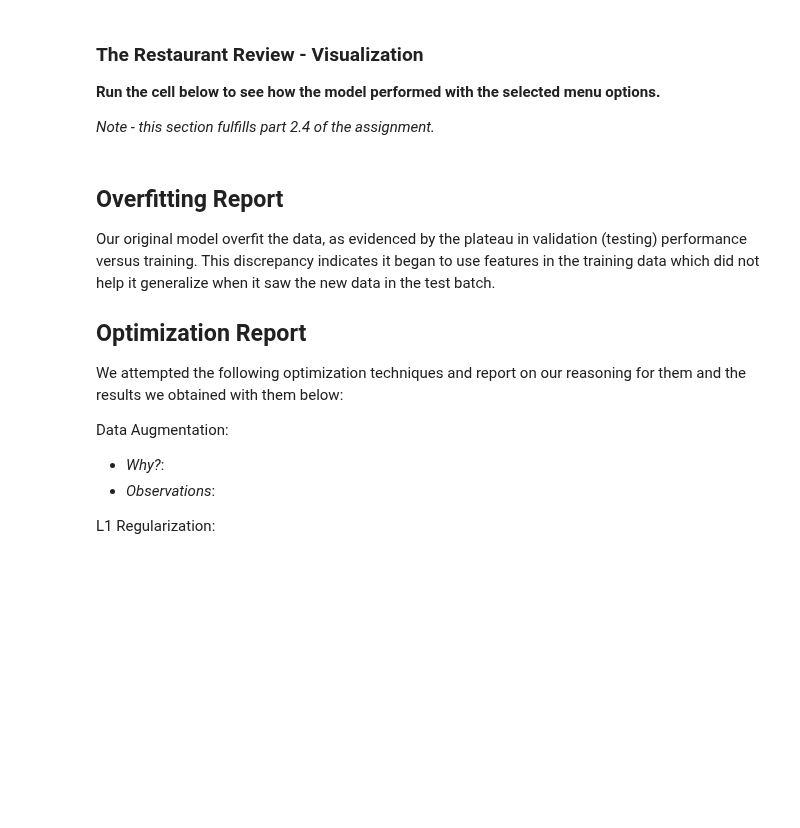
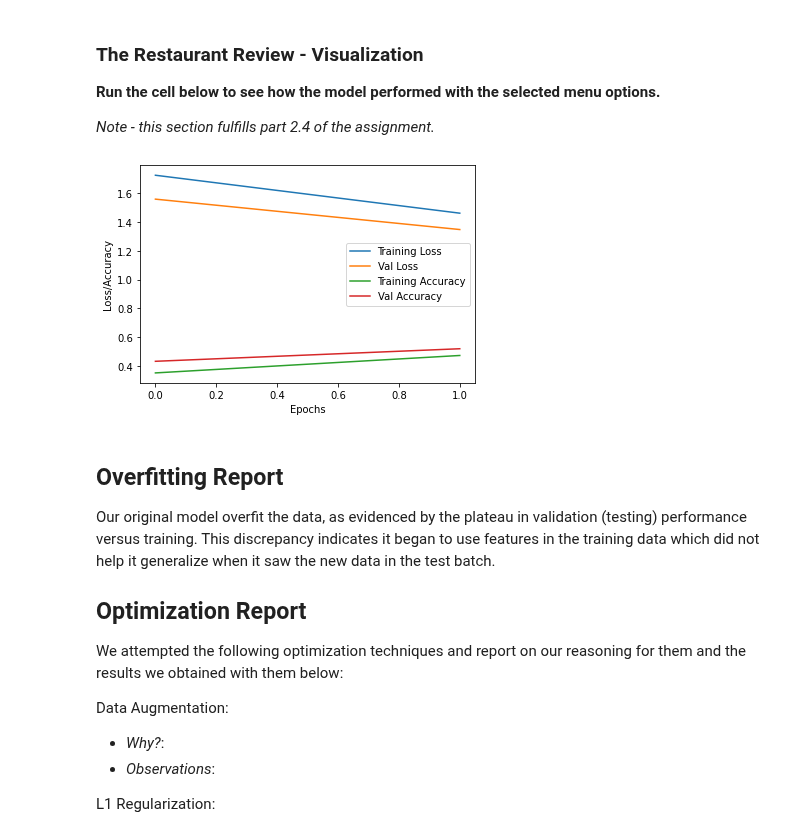
Before and after one commit to pippowell/IANNwTFGr10, a Jupyter notebook: Homework/06/Gr10HW06.ipynb, the cells around one changed output. Drawn from its saved outputs; the diff is of its cells as text; code cells hidden in the pictures; blank space fills up the shorter version.

```diff
--- a/Homework/06/Gr10HW06.ipynb
+++ b/Homework/06/Gr10HW06.ipynb
@@ -486,16 +519,18 @@ training_es(network)
 # %%
 # visualize the results
 
 fig = plt.figure()
 line1, = plt.plot(train_losses)
 line2, = plt.plot(val_losses)
 line3, = plt.plot(train_accuracies)
 line4, = plt.plot(val_accuracies)
 plt.xlabel("Epochs")
 plt.ylabel("Loss/Accuracy")
-plt.legend((line1,line2,line3,line4),("Training Loss","Test Loss","Training Accuracy","Test Accuracy"))
+plt.legend((line1,line2,line3,line4),("Training Loss","Val Loss","Training Accuracy","Val Accuracy"))
 fig.savefig("CNN Performance CIFAR-10")
 plt.show()
+# %% [output]
+[figure, added]
 # %% [markdown]
 ## Overfitting Report
 
```
Also changed, not shown: parts of 8 cells of this notebook, 10 other files.
